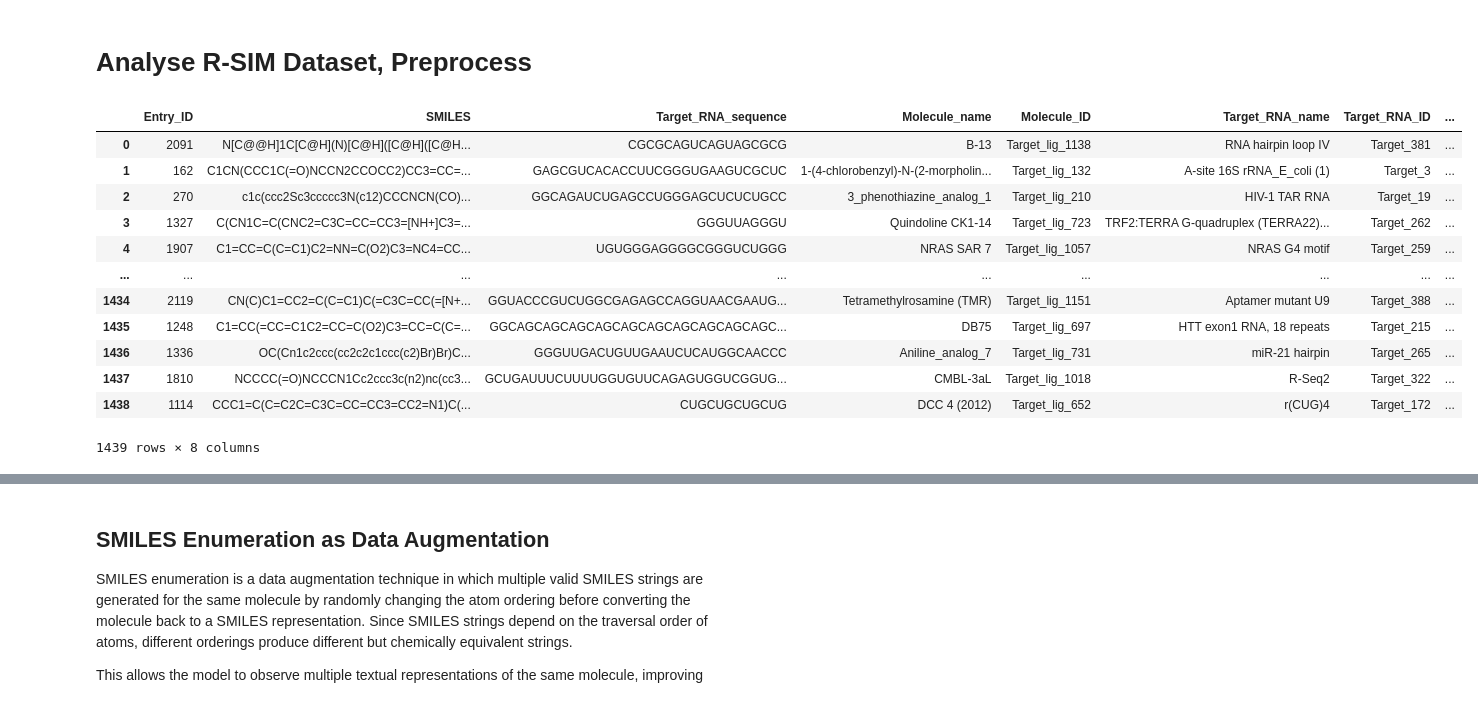
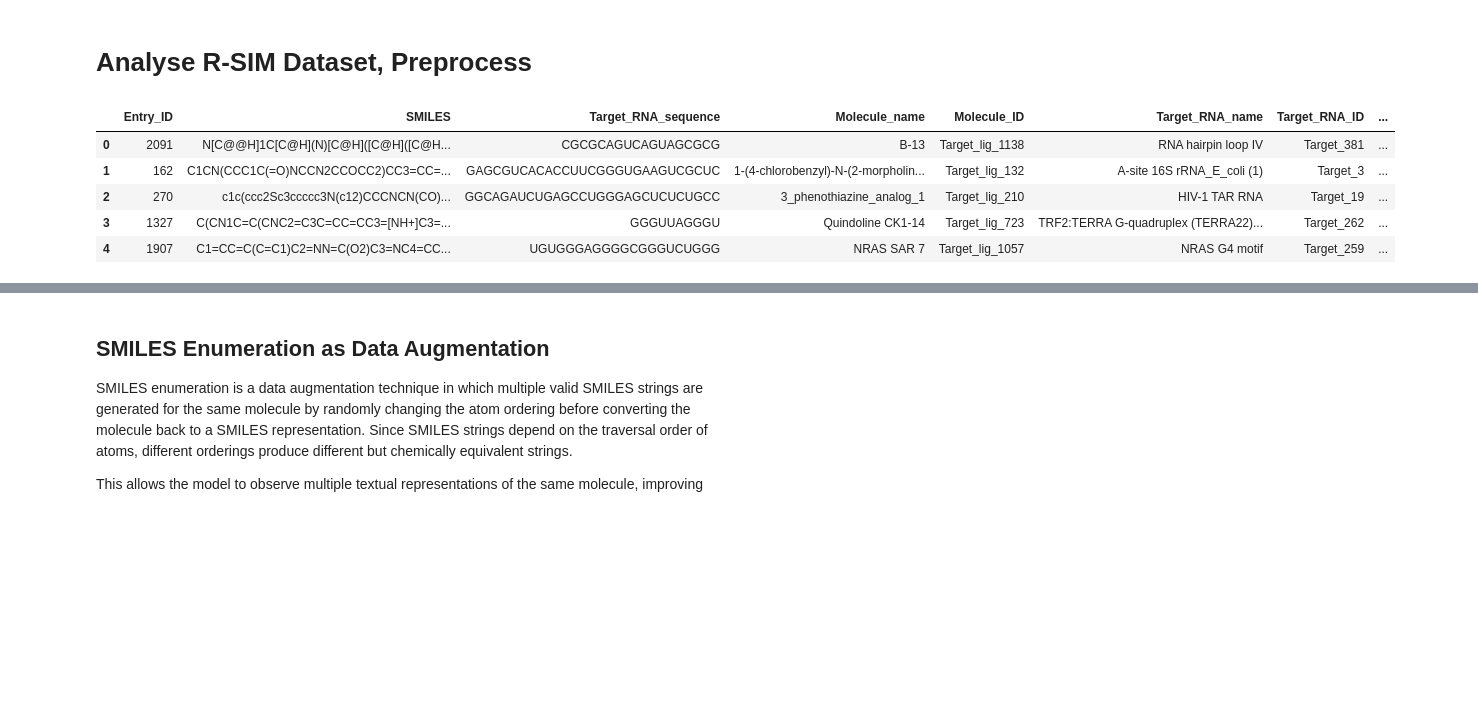
Before and after one commit to Gavision97/MultiStructRSA, a Jupyter notebook: notebooks/analyse_rsim_and_ns.ipynb, the cells around one changed output, grey strips where cells are left out. Saved outputs shown, nothing was run; the diff lists cells and outputs as text; code cells hidden in the pictures; blank space fills up the shorter version.

```diff
--- a/notebooks/analyse_rsim_and_ns.ipynb
+++ b/notebooks/analyse_rsim_and_ns.ipynb
@@ -37,19 +37,12 @@ def load_pkl(path):
     return result
 # %%
 all_sfm_df = pd.read_csv(ALL_SFM_DATA, delimiter='\t')
-all_sfm_df
+all_sfm_df.head()
 # %% [output]
 |  | Entry_ID | SMILES | Target_RNA_sequence | Molecule_name | Molecule_ID | Target_RNA_name | Target_RNA_ID | ... |
 | 0 | 2091 | N[C@@H]1C[C@H](N)[C@H]([C@H]([C@H... | CGCGCAGUCAGUAGCGCG | B-13 | Target_lig_1138 | RNA hairpin loop IV | Target_381 | ... |
 | 1 | 162 | C1CN(CCC1C(=O)NCCN2CCOCC2)CC3=CC=... | GAGCGUCACACCUUCGGGUGAAGUCGCUC | 1-(4-chlorobenzyl)-N-(2-morpholin... | Target_lig_132 | A-site 16S rRNA_E_coli (1) | Target_3 | ... |
 | 2 | 270 | c1c(ccc2Sc3ccccc3N(c12)CCCNCN(CO)... | GGCAGAUCUGAGCCUGGGAGCUCUCUGCC | 3_phenothiazine_analog_1 | Target_lig_210 | HIV-1 TAR RNA | Target_19 | ... |
 | 3 | 1327 | C(CN1C=C(CNC2=C3C=CC=CC3=[NH+]C3=... | GGGUUAGGGU | Quindoline CK1-14 | Target_lig_723 | TRF2:TERRA G-quadruplex (TERRA22)... | Target_262 | ... |
 | 4 | 1907 | C1=CC=C(C=C1)C2=NN=C(O2)C3=NC4=CC... | UGUGGGAGGGGCGGGUCUGGG | NRAS SAR 7 | Target_lig_1057 | NRAS G4 motif | Target_259 | ... |
-| ... | ... | ... | ... | ... | ... | ... | ... | ... |
-| 1434 | 2119 | CN(C)C1=CC2=C(C=C1)C(=C3C=CC(=[N+... | GGUACCCGUCUGGCGAGAGCCAGGUAACGAAUG... | Tetramethylrosamine (TMR) | Target_lig_1151 | Aptamer mutant U9 | Target_388 | ... |
-| 1435 | 1248 | C1=CC(=CC=C1C2=CC=C(O2)C3=CC=C(C=... | GGCAGCAGCAGCAGCAGCAGCAGCAGCAGCAGC... | DB75 | Target_lig_697 | HTT exon1 RNA, 18 repeats | Target_215 | ... |
-| 1436 | 1336 | OC(Cn1c2ccc(cc2c2c1ccc(c2)Br)Br)C... | GGGUUGACUGUUGAAUCUCAUGGCAACCC | Aniline_analog_7 | Target_lig_731 | miR-21 hairpin | Target_265 | ... |
-| 1437 | 1810 | NCCCC(=O)NCCCN1Cc2ccc3c(n2)nc(cc3... | GCUGAUUUCUUUUGGUGUUCAGAGUGGUCGGUG... | CMBL-3aL | Target_lig_1018 | R-Seq2 | Target_322 | ... |
-| 1438 | 1114 | CCC1=C(C=C2C=C3C=CC=CC3=CC2=N1)C(... | CUGCUGCUGCUG | DCC 4 (2012) | Target_lig_652 | r(CUG)4 | Target_172 | ... |
-1439 rows × 8 columns
 # %%
```
Also changed, not shown: parts of 15 cells of this notebook, 33 other files.
